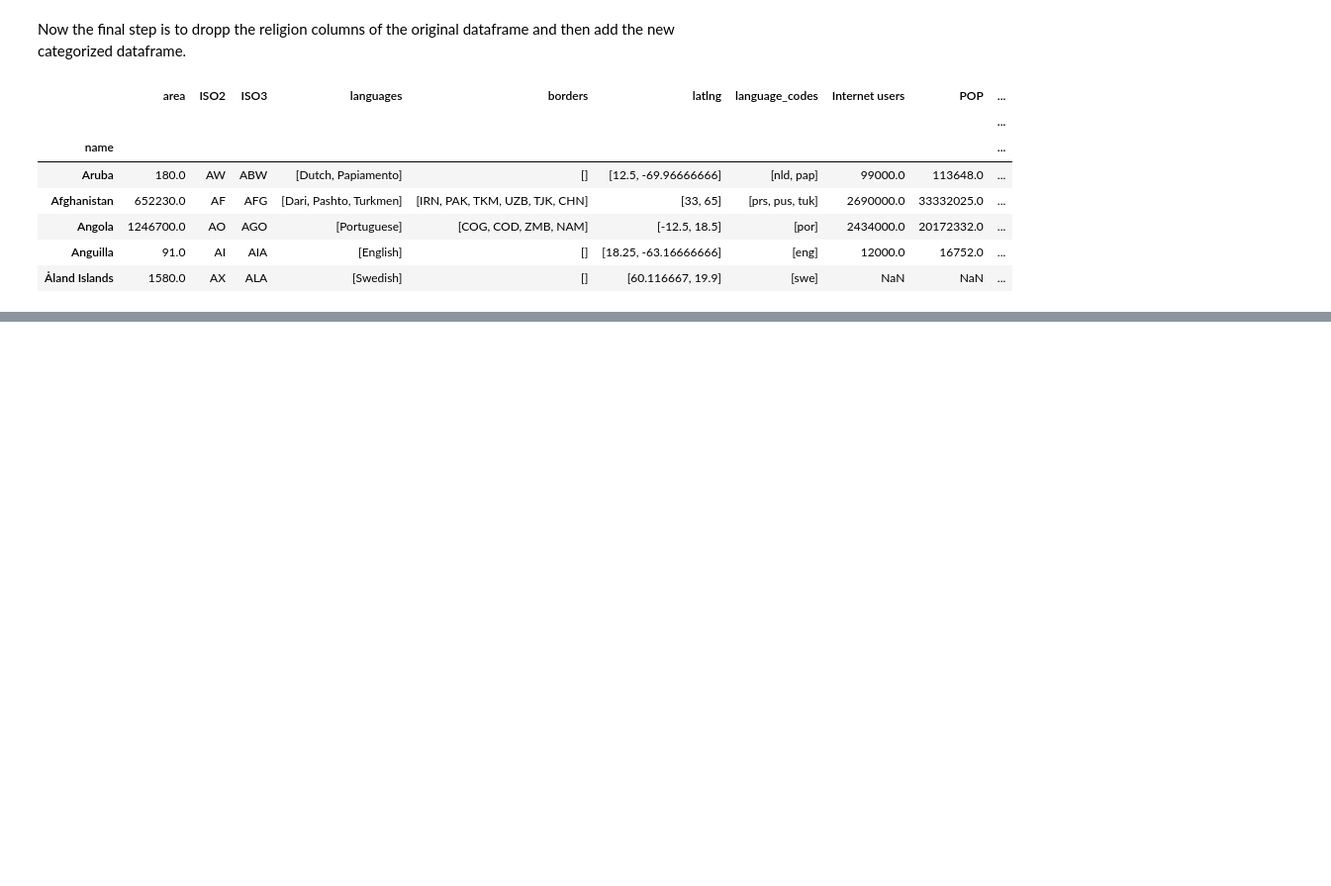
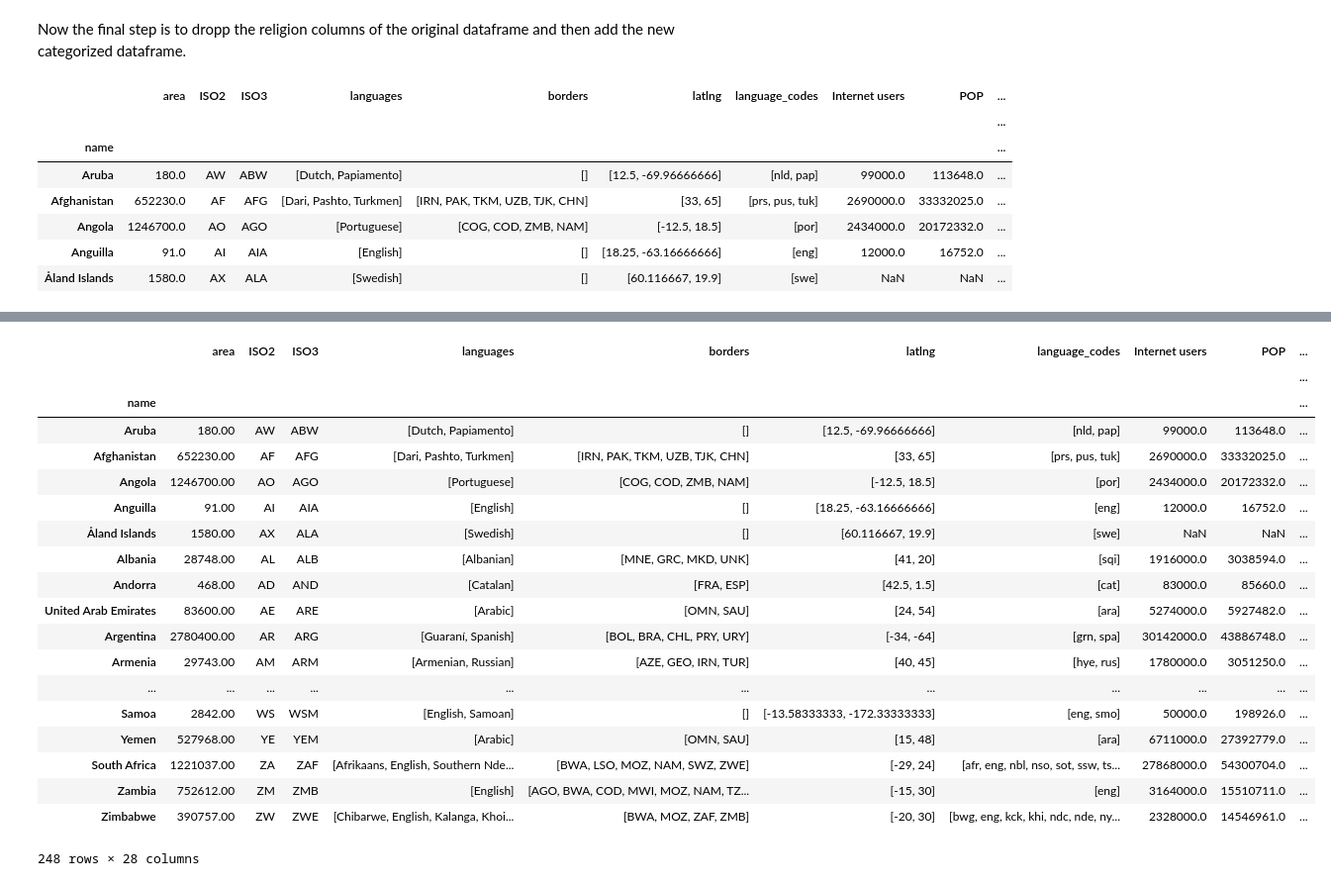
Before and after one commit to LailaHms/ADA2017_Homeworks, a Jupyter notebook: Project/DataEnriching/Data enriching.ipynb, the cells around one changed output, grey strips where cells are left out. Shown at 99% size. Drawn from its saved outputs; the diff is of its cells as text; code cells hidden in the pictures; blank space fills up the shorter version.

```diff
--- a/Project/DataEnriching/Data enriching.ipynb
+++ b/Project/DataEnriching/Data enriching.ipynb
@@ -759,0 +766,23 @@ data.loc[:, [cols[number]]][data[cols[number]] > 1.]
+# %%
+data
+# %% [output]
+|  | area | ISO2 | ISO3 | languages | borders | latlng | language_codes | Internet users | POP | ... |
+|  |  |  |  |  |  |  |  |  |  | ... |
+| name |  |  |  |  |  |  |  |  |  | ... |
+| Aruba | 180.00 | AW | ABW | [Dutch, Papiamento] | [] | [12.5, -69.96666666] | [nld, pap] | 99000.0 | 113648.0 | ... |
+| Afghanistan | 652230.00 | AF | AFG | [Dari, Pashto, Turkmen] | [IRN, PAK, TKM, UZB, TJK, CHN] | [33, 65] | [prs, pus, tuk] | 2690000.0 | 33332025.0 | ... |
+| Angola | 1246700.00 | AO | AGO | [Portuguese] | [COG, COD, ZMB, NAM] | [-12.5, 18.5] | [por] | 2434000.0 | 20172332.0 | ... |
+| Anguilla | 91.00 | AI | AIA | [English] | [] | [18.25, -63.16666666] | [eng] | 12000.0 | 16752.0 | ... |
+| Åland Islands | 1580.00 | AX | ALA | [Swedish] | [] | [60.116667, 19.9] | [swe] | NaN | NaN | ... |
+| Albania | 28748.00 | AL | ALB | [Albanian] | [MNE, GRC, MKD, UNK] | [41, 20] | [sqi] | 1916000.0 | 3038594.0 | ... |
+| Andorra | 468.00 | AD | AND | [Catalan] | [FRA, ESP] | [42.5, 1.5] | [cat] | 83000.0 | 85660.0 | ... |
+| United Arab Emirates | 83600.00 | AE | ARE | [Arabic] | [OMN, SAU] | [24, 54] | [ara] | 5274000.0 | 5927482.0 | ... |
+| Argentina | 2780400.00 | AR | ARG | [Guaraní, Spanish] | [BOL, BRA, CHL, PRY, URY] | [-34, -64] | [grn, spa] | 30142000.0 | 43886748.0 | ... |
+| Armenia | 29743.00 | AM | ARM | [Armenian, Russian] | [AZE, GEO, IRN, TUR] | [40, 45] | [hye, rus] | 1780000.0 | 3051250.0 | ... |
+| ... | ... | ... | ... | ... | ... | ... | ... | ... | ... | ... |
+| Samoa | 2842.00 | WS | WSM | [English, Samoan] | [] | [-13.58333333, -172.33333333] | [eng, smo] | 50000.0 | 198926.0 | ... |
+| Yemen | 527968.00 | YE | YEM | [Arabic] | [OMN, SAU] | [15, 48] | [ara] | 6711000.0 | 27392779.0 | ... |
+| South Africa | 1221037.00 | ZA | ZAF | [Afrikaans, English, Southern Nde... | [BWA, LSO, MOZ, NAM, SWZ, ZWE] | [-29, 24] | [afr, eng, nbl, nso, sot, ssw, ts... | 27868000.0 | 54300704.0 | ... |
+| Zambia | 752612.00 | ZM | ZMB | [English] | [AGO, BWA, COD, MWI, MOZ, NAM, TZ... | [-15, 30] | [eng] | 3164000.0 | 15510711.0 | ... |
+| Zimbabwe | 390757.00 | ZW | ZWE | [Chibarwe, English, Kalanga, Khoi... | [BWA, MOZ, ZAF, ZMB] | [-20, 30] | [bwg, eng, kck, khi, ndc, nde, ny... | 2328000.0 | 14546961.0 | ... |
+248 rows × 28 columns
```
Also changed, not shown: parts of 2 cells of this notebook, 2 other files.
